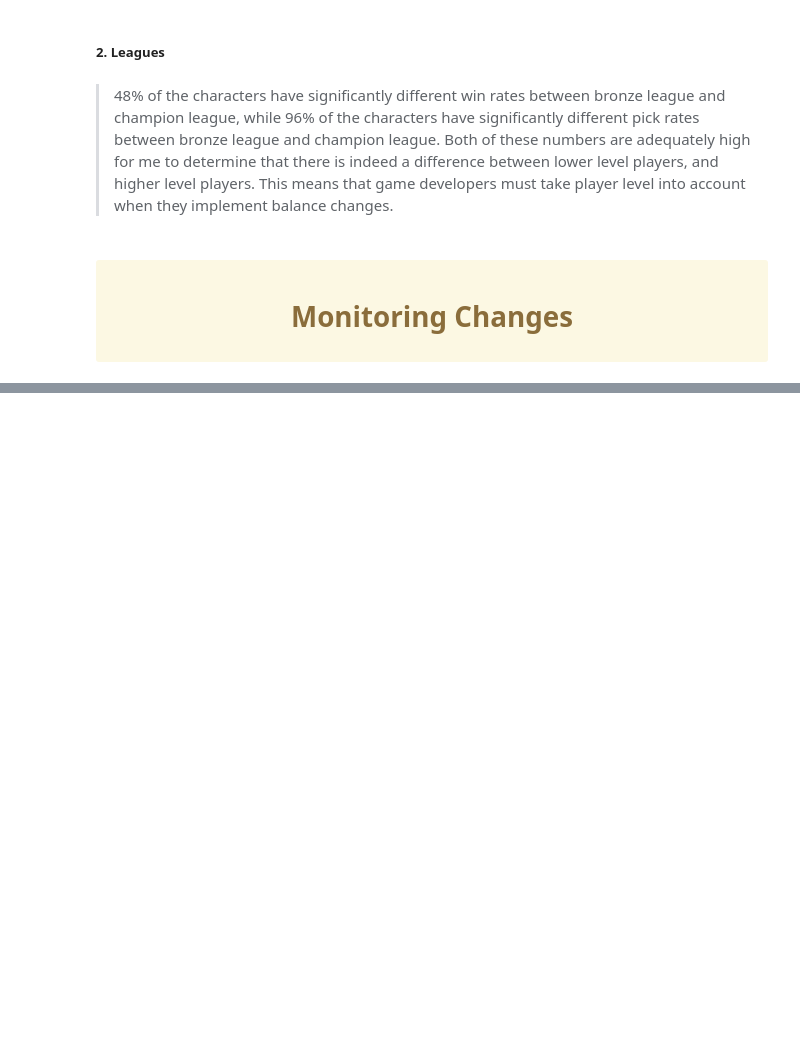
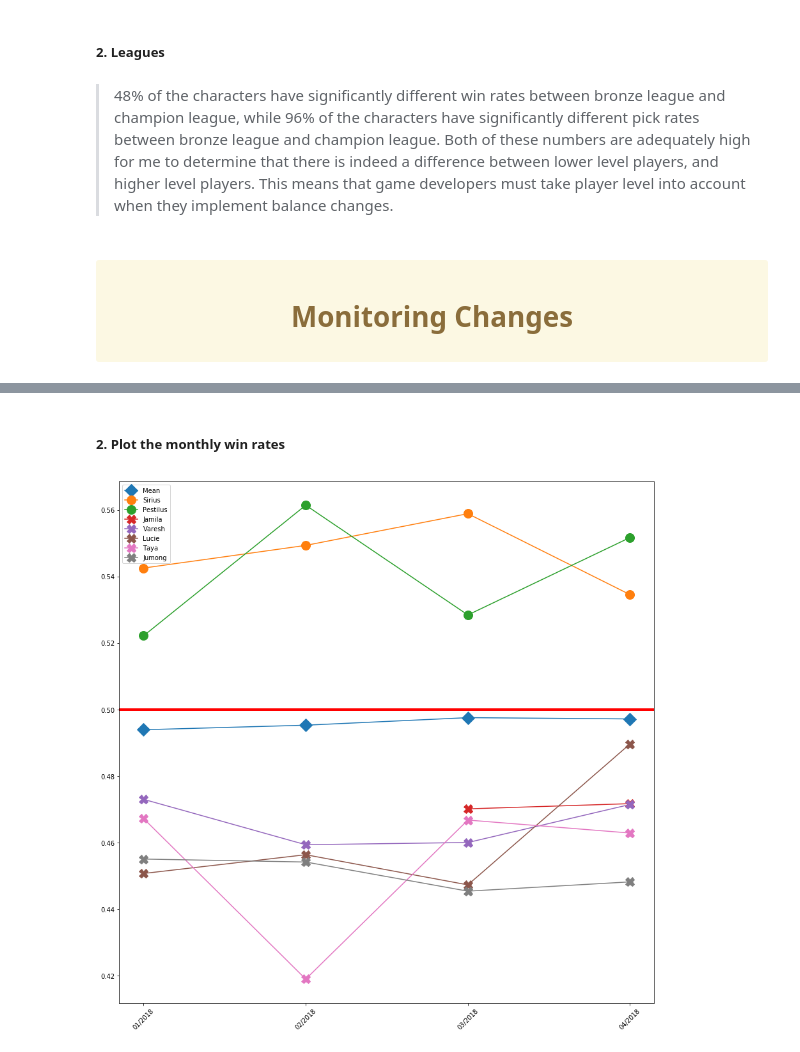
Before and after one commit to rd-tran/Battlerite-Game-Balances, a Jupyter notebook: Stats.ipynb, the cells around one changed output, grey strips where cells are left out. Drawn from its saved outputs; the diff is of its cells as text; code cells hidden in the pictures; blank space fills up the shorter version.

```diff
--- a/Stats.ipynb
+++ b/Stats.ipynb
@@ -637,7 +620,7 @@ print('Percentage of characters with statistically significance:', count/27)
 data1 = ranked.loc[ranked.league==0]
 data2 = ranked.loc[ranked.league==5]
 count = 0
-for character in sorted(all_characters):
+for character in all_characters:
     empirical_diff = difference(data1, data2, character, 'pick')
     replicates = draw_bs_pairs(data1, data2, character, 'pick', 1000)
     p = np.sum(replicates >= empirical_diff) / len(replicates)
@@ -703,0 +687,7 @@ legend = overall_win_rates.format + ' - ' + overall_win_rates.game_mode'''
+# %%
+# Find the win rates of each character for the ranked format
+temp = pd.DataFrame(statistics_table.loc[(slice(None),'overall'),('win_rate','ranked')])
+# Sort by highest to lowest
+temp = temp.sort_values(('win_rate','ranked'), ascending=False)
+
+strong_list, weak_list = find_imbalance(temp)
@@ -703,0 +709,40 @@ legend = overall_win_rates.format + ' - ' + overall_win_rates.game_mode'''
+# %% [markdown]
+##### 2. Plot the monthly win rates
+# %%
+def monitor(df, strong_list, weak_list):
+    # Find the monthly win rates of each character
+    monthly_win = df.set_index('date').resample('M').agg(win_rates)
+    monthly_win.index = monthly_win.index.droplevel(1)
+
+    # Check the mean for each month
+    monthly_mean = monthly_win.resample('M').mean()
+    # Convert index into an easily readable string
+    monthly_mean.index = monthly_mean.index.strftime('%m/%Y')
+
+    # Convert index into an easily readable string
+    monthly_win.index = monthly_win.index.strftime('%m/%Y')
+
+    # Initialize empty figure
+    plt.figure(figsize=(15,15))
+    plt.xticks(rotation=45)
+
+    # Plot a horizontal line at 50%
+    plt.axhline(y=0.5, color='r', linewidth=4, linestyle='-')
+
+    # Plot the monthly mean
+    plt.plot(monthly_mean.index, monthly_mean.win_rate, marker='D', markersize=14, label='Mean')
+
+    for character in strong_list:
+        data = monthly_win.loc[monthly_win.character==character]
+        plt.plot(data.index, data.win_rate, marker='o', markersize=14, label=character)
+
+    for character in weak_list:
+        data = monthly_win.loc[monthly_win.character==character]
+        plt.plot(data.index, data.win_rate, marker='X', markersize=14, label=character)
+
+    # Show the legend
+    plt.legend(loc='best');
+# %%
+monitor(ranked, strong_list, weak_list)
+# %% [output]
+[figure, added]
```
Also changed, not shown: parts of 30 cells of this notebook, 13 other files.
